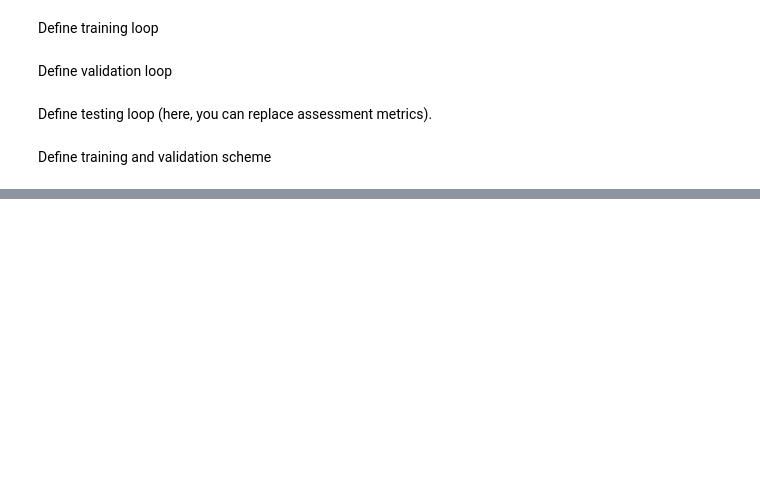
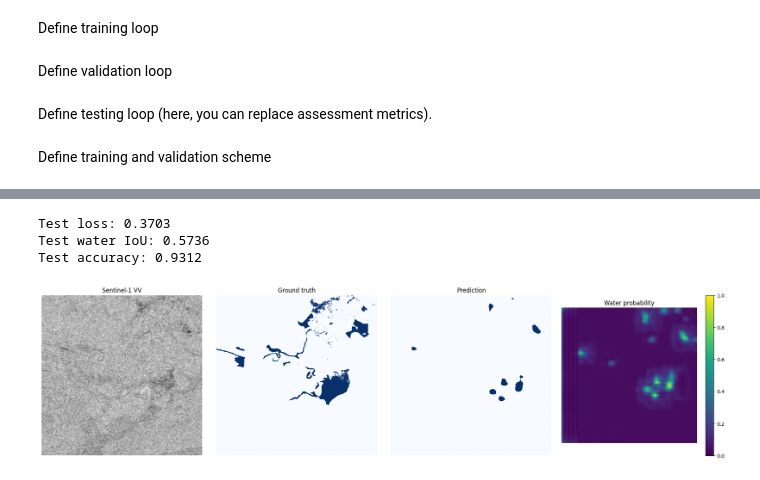
Before and after one commit to xiaofeng60301/water, a Jupyter notebook: Train.ipynb, the cells around one changed output, grey strips where cells are left out. Cells and saved outputs as stored; diff of their text form; code cells hidden in the pictures; blank space fills up the shorter version.

```diff
--- a/Train.ipynb
+++ b/Train.ipynb
@@ -409,0 +548,12 @@ print(test_metrics)
+# %%
+checkpoint_path = CHECKPOINT_DIR / "best_fcn_resnet50.pt"
+
+checkpoint = torch.load(
+    checkpoint_path,
+    map_location=device,
+)
+
+model.load_state_dict(checkpoint["model_state_dict"])
+
+print("最佳epoch:", checkpoint["epoch"])
+print("最佳验证IoU:", checkpoint["best_valid_iou"])
@@ -409,0 +563,66 @@ print(test_metrics)
+# %%
+test_metrics = run_epoch(
+    model,
+    test_loader,
+    training=False,
+)
+
+print(f"Test loss: {test_metrics['loss']:.4f}")
+print(f"Test water IoU: {test_metrics['water_iou']:.4f}")
+print(f"Test accuracy: {test_metrics['accuracy']:.4f}")
+# %% [output]
+Test loss: 0.3703
+Test water IoU: 0.5736
+Test accuracy: 0.9312
+# %%
+import matplotlib.pyplot as plt
+import numpy as np
+
+sample_image, sample_mask = test_dataset[0]
+
+with torch.no_grad():
+    logits = model(
+        sample_image.unsqueeze(0).to(device)
+    )["out"]
+
+    probability = torch.softmax(logits, dim=1)[0, 1]
+    prediction = logits.argmax(dim=1)[0]
+
+# 反标准化，仅用于显示
+vv = sample_image[0] * 0.0820 + 0.6851
+
+mask_display = sample_mask.numpy().copy()
+mask_display[mask_display == 255] = 0
+
+fig, axes = plt.subplots(1, 4, figsize=(20, 5))
+
+axes[0].imshow(vv.numpy(), cmap="gray")
+axes[0].set_title("Sentinel-1 VV")
+
+axes[1].imshow(mask_display, cmap="Blues", vmin=0, vmax=1)
+axes[1].set_title("Ground truth")
+
+axes[2].imshow(
+    prediction.cpu().numpy(),
+    cmap="Blues",
+    vmin=0,
+    vmax=1,
+)
+axes[2].set_title("Prediction")
+
+im = axes[3].imshow(
+    probability.cpu().numpy(),
+    cmap="viridis",
+    vmin=0,
+    vmax=1,
+)
+axes[3].set_title("Water probability")
+plt.colorbar(im, ax=axes[3])
+
+for ax in axes:
+    ax.axis("off")
+
+plt.tight_layout()
+plt.show()
+# %% [output]
+[figure, added]
```
Also changed, not shown: parts of 16 cells of this notebook.
